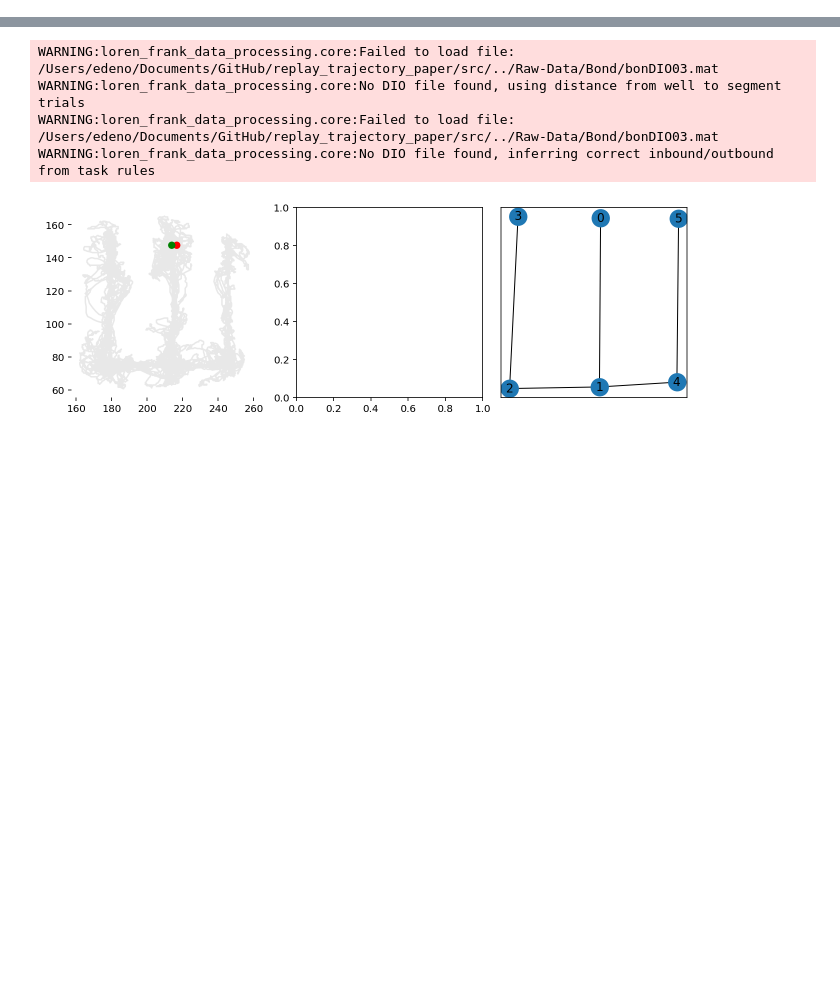
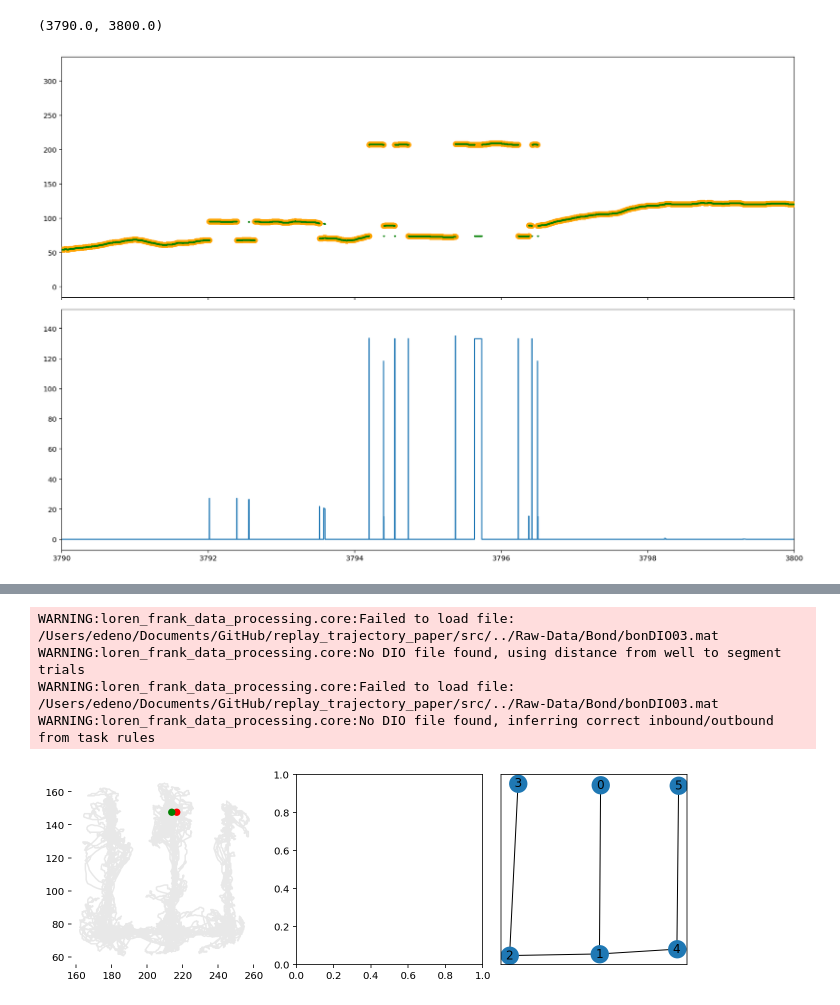
Before and after one commit to Eden-Kramer-Lab/replay_trajectory_paper, a Jupyter notebook: notebooks/Test_Linearization.ipynb, the cells around one changed output, grey strips where cells are left out. Cells and saved outputs as stored; diff of their text form; code cells hidden in the pictures; blank space fills up the shorter version.

```diff
--- a/notebooks/Test_Linearization.ipynb
+++ b/notebooks/Test_Linearization.ipynb
@@ -23,0 +86,27 @@ client
+# %%
+df3 = get_linearized_position(
+    position=position,
+    track_graph=track_graph,
+    edge_spacing=edge_spacing,
+    edge_order=edge_order,
+    use_HMM=False,
+)
+# %%
+from loren_frank_data_processing.position import _get_linear_position_hmm, EDGE_ORDER
+
+max_distance_from_well=5
+route_euclidean_distance_scaling=1
+min_distance_traveled=50
+sensor_std_dev=5
+diagonal_bias=1E-1
+edge_spacing=EDGE_SPACING
+edge_order=EDGE_ORDER
+position_sampling_frequency=1500
+
+
+df2 = _get_linear_position_hmm(
+        epoch_key, animals, position_df,
+        max_distance_from_well, route_euclidean_distance_scaling,
+        min_distance_traveled, sensor_std_dev, diagonal_bias,
+        edge_order=edge_order, edge_spacing=edge_spacing,
+        position_sampling_frequency=position_sampling_frequency)
@@ -23,0 +135,12 @@ client
+# %%
+fig, axes = plt.subplots(2, 1, figsize=(15, 10), sharex=True, constrained_layout=True)
+
+# plt.scatter(df2.index / np.timedelta64(1, 's'), df.linear_position.values)
+axes[0].scatter(df2.index / np.timedelta64(1, 's'), df2.linear_position.values, s=50, color="orange", zorder=10)
+axes[0].scatter(df2.index / np.timedelta64(1, 's'), df3.linear_position.values, s=1, color="green", zorder=11)
+
+axes[1].plot(df2.index / np.timedelta64(1, 's'), np.abs(df3.linear_position.values - df2.linear_position.values))
+plt.xlim((3790, 3800))
+# %% [output]
+(3790.0, 3800.0)
+[figure, added]
```
Also changed, not shown: parts of 12 cells of this notebook.
